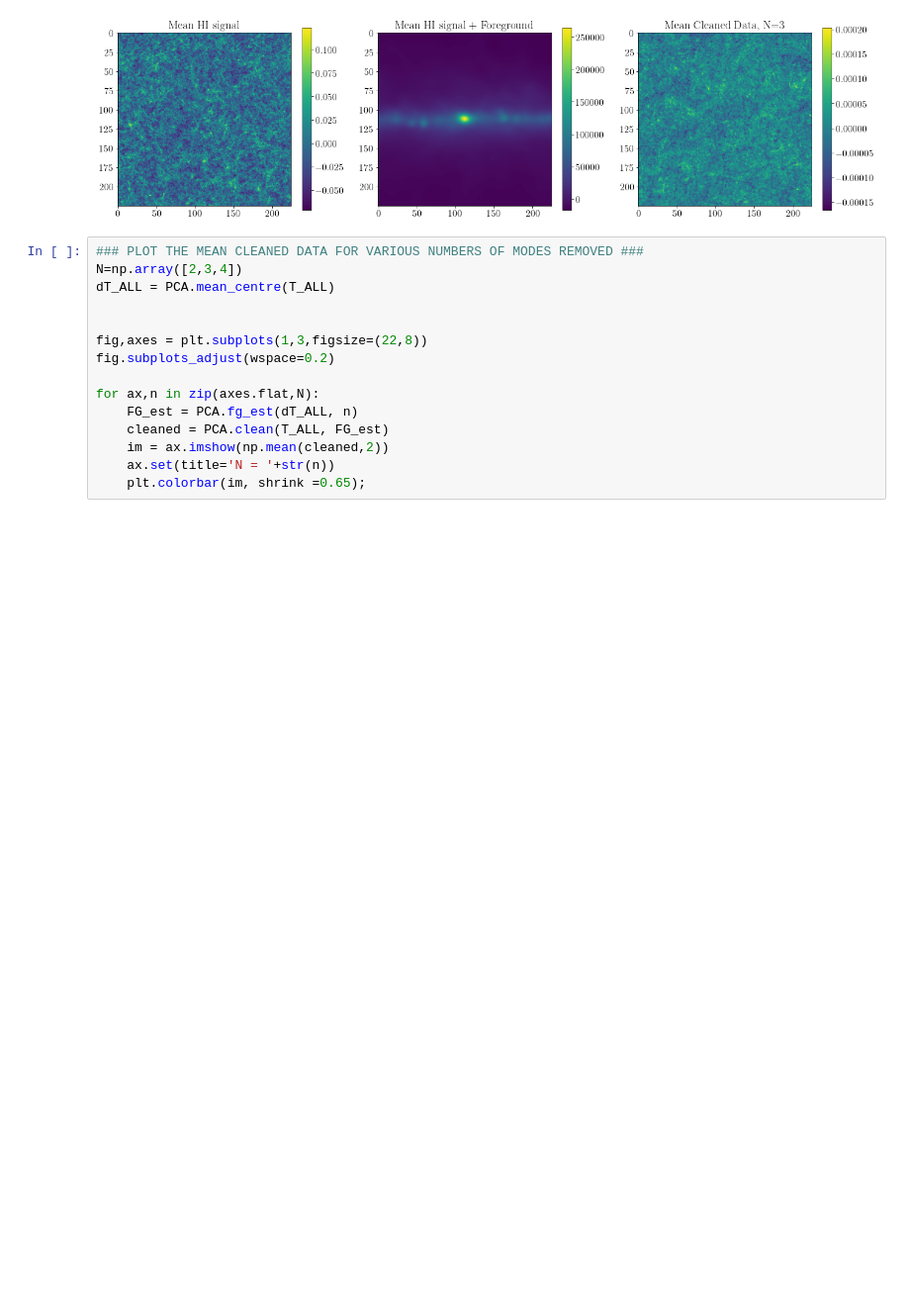
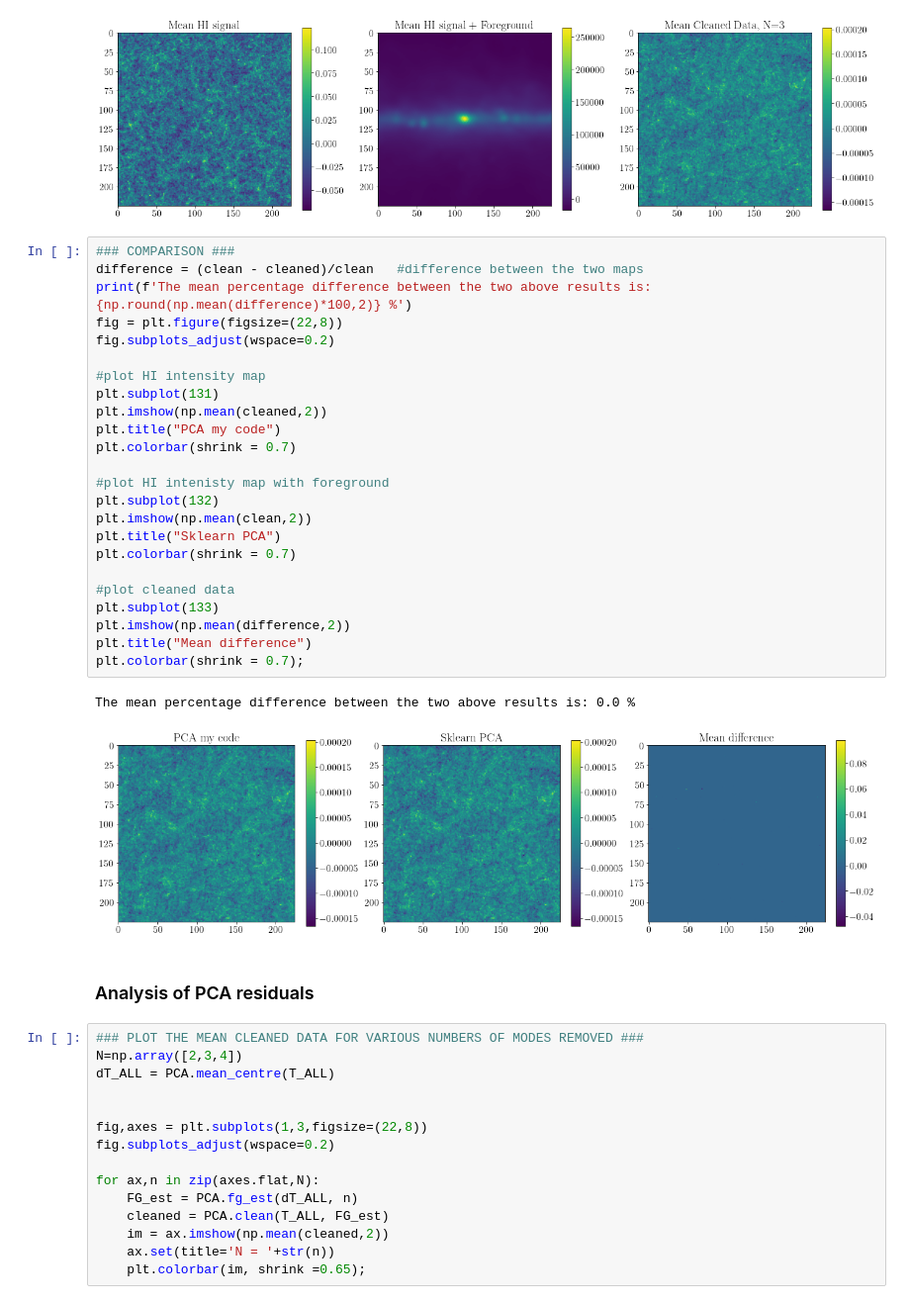
Before and after one commit to graciemcgill/ForegroundCleaningWithPCA, a Jupyter notebook: PCA_FOR_SIMULATED_DATA.ipynb, the cells around one changed output. Shown at 99% size. Cells and saved outputs as stored; diff of their text form; blank space fills up the shorter version.

```diff
--- a/PCA_FOR_SIMULATED_DATA.ipynb
+++ b/PCA_FOR_SIMULATED_DATA.ipynb
@@ -94,6 +98,35 @@ plt.title("Mean Cleaned Data, N="+ str(N))
 plt.colorbar(shrink = 0.7);
 # %% [output]
 [figure]
+# %%
+### COMPARISON ###
+difference = (clean - cleaned)/clean   #difference between the two maps
+print(f'The mean percentage difference between the two above results is: {np.round(np.mean(difference)*100,2)} %')
+fig = plt.figure(figsize=(22,8))
+fig.subplots_adjust(wspace=0.2)
+
+#plot HI intensity map
+plt.subplot(131)
+plt.imshow(np.mean(cleaned,2))
+plt.title("PCA my code")
+plt.colorbar(shrink = 0.7)
+
+#plot HI intenisty map with foreground
+plt.subplot(132)
+plt.imshow(np.mean(clean,2))
+plt.title("Sklearn PCA")
+plt.colorbar(shrink = 0.7)
+
+#plot cleaned data
+plt.subplot(133)
+plt.imshow(np.mean(difference,2))
+plt.title("Mean difference")
+plt.colorbar(shrink = 0.7);
+# %% [output]
+The mean percentage difference between the two above results is: 0.0 %
+[figure, added]
+# %% [markdown]
+### Analysis of PCA residuals
 # %%
 ### PLOT THE MEAN CLEANED DATA FOR VARIOUS NUMBERS OF MODES REMOVED ###
 N=np.array([2,3,4])
```
Also changed, not shown: parts of 6 cells of this notebook, 2 other files.
